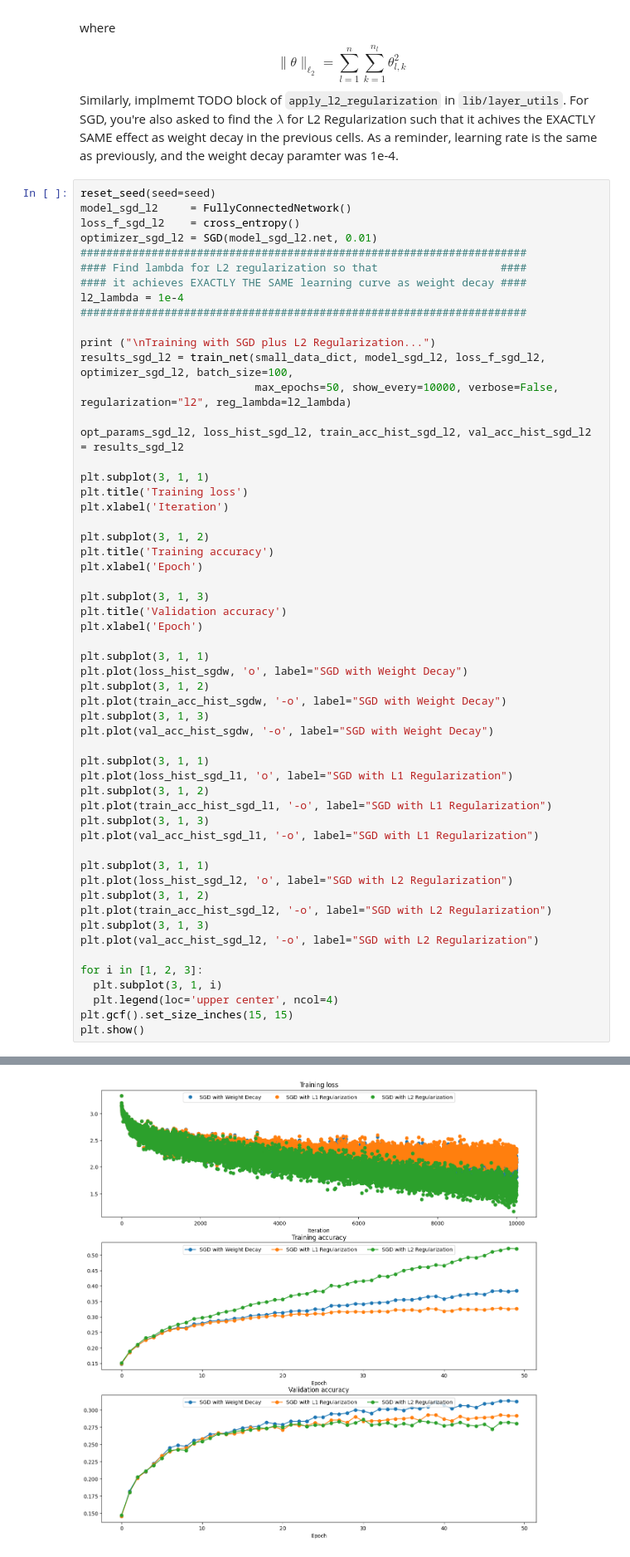
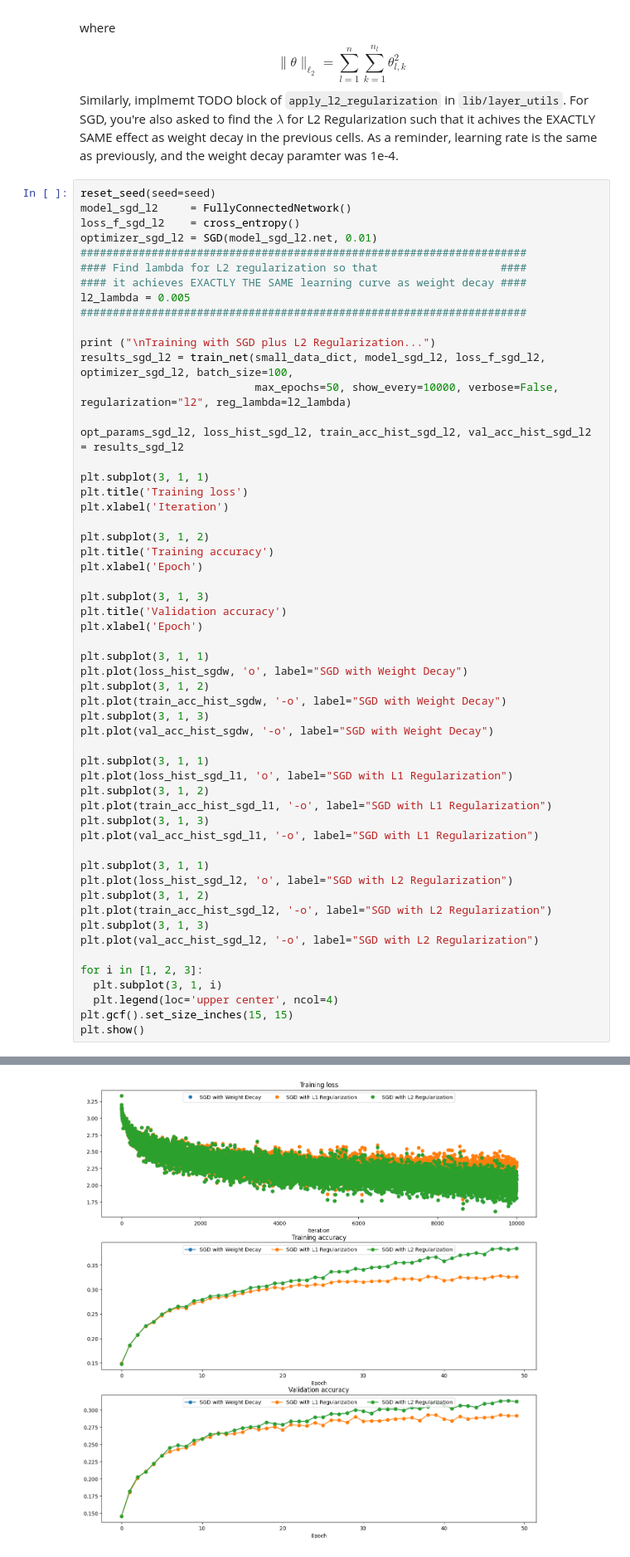
Before and after one commit to dch239/csci566-assignment1, a Jupyter notebook: Problem_1.ipynb, the cells around one changed output, grey strips where cells are left out. Shown at 83% size. Cells and saved outputs as stored; diff of their text form.

```diff
--- a/Problem_1.ipynb
+++ b/Problem_1.ipynb
@@ -776,7 +773,7 @@ optimizer_sgd_l2 = SGD(model_sgd_l2.net, 0.01)
 #####################################################################
 #### Find lambda for L2 regularization so that                   ####
 #### it achieves EXACTLY THE SAME learning curve as weight decay ####
-l2_lambda = 1e-4
+l2_lambda = 0.005
 #####################################################################
 
 print ("\nTraining with SGD plus L2 Regularization...")
@@ -798,34 +795,34 @@ plt.title('Validation accuracy')
 plt.xlabel('Epoch')
 
 plt.subplot(3, 1, 1)
 plt.plot(loss_hist_sgdw, 'o', label="SGD with Weight Decay")
 plt.subplot(3, 1, 2)
 plt.plot(train_acc_hist_sgdw, '-o', label="SGD with Weight Decay")
 plt.subplot(3, 1, 3)
 plt.plot(val_acc_hist_sgdw, '-o', label="SGD with Weight Decay")
 
 plt.subplot(3, 1, 1)
 plt.plot(loss_hist_sgd_l1, 'o', label="SGD with L1 Regularization")
 plt.subplot(3, 1, 2)
 plt.plot(train_acc_hist_sgd_l1, '-o', label="SGD with L1 Regularization")
 plt.subplot(3, 1, 3)
 plt.plot(val_acc_hist_sgd_l1, '-o', label="SGD with L1 Regularization")
 
 plt.subplot(3, 1, 1)
 plt.plot(loss_hist_sgd_l2, 'o', label="SGD with L2 Regularization")
 plt.subplot(3, 1, 2)
 plt.plot(train_acc_hist_sgd_l2, '-o', label="SGD with L2 Regularization")
 plt.subplot(3, 1, 3)
 plt.plot(val_acc_hist_sgd_l2, '-o', label="SGD with L2 Regularization")
 
 for i in [1, 2, 3]:
   plt.subplot(3, 1, i)
   plt.legend(loc='upper center', ncol=4)
 plt.gcf().set_size_inches(15, 15)
 plt.show()
 # %% [output]
 Training with SGD plus L2 Regularization...
-[figure, old version]
+[figure, new version]
 # %% [markdown]
 ## Adam [2pt]
 The update rule of Adam is as shown below:
```
Also changed, not shown: parts of 8 cells of this notebook, 5 other files.
